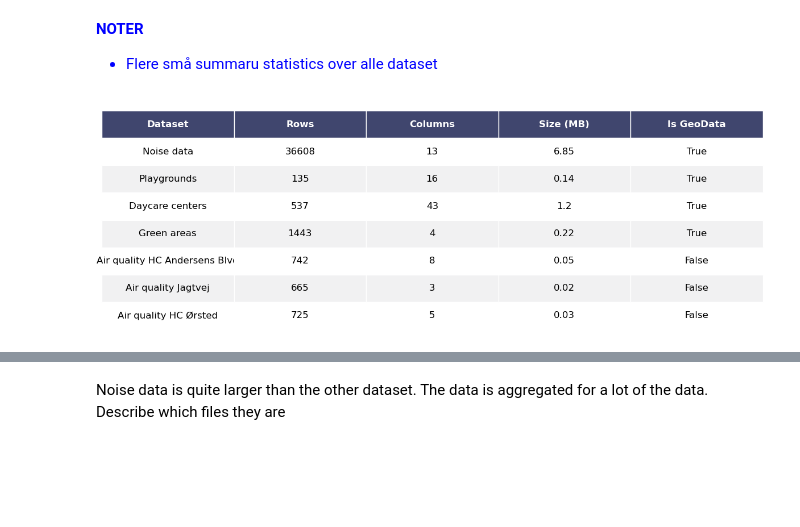
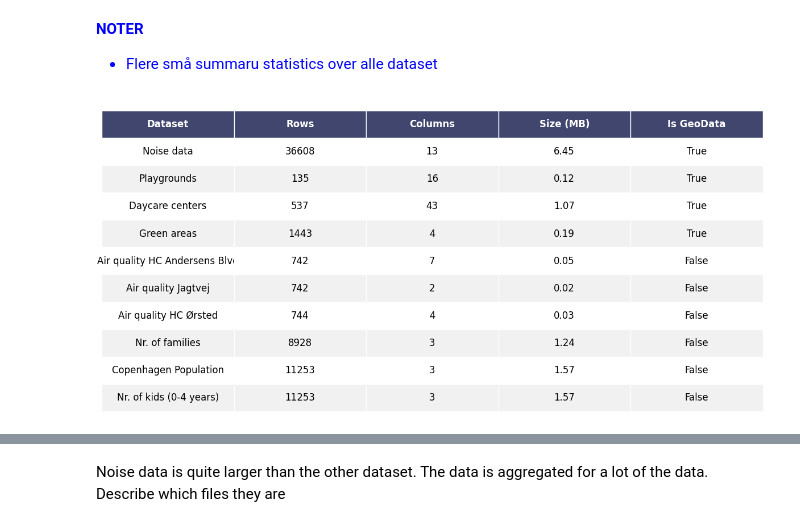
Before and after one commit to ZachoH/Copenhagen_city_data, a Jupyter notebook: Notebook_and_Data/Notebook.ipynb, the cells around one changed output, grey strips where cells are left out. Saved outputs shown, nothing was run; the diff lists cells and outputs as text; code cells hidden in the pictures; blank space fills up the shorter version.

```diff
--- a/Notebook_and_Data/Notebook.ipynb
+++ b/Notebook_and_Data/Notebook.ipynb
@@ -81,0 +106,19 @@ df_oersted = datetime(df_list_oersted)
+# %%
+def filldata(df):
+    # 1. Create a complete hourly datetime index
+    full_index = pd.date_range(start=df.index.min(), end=df.index.max(), freq='H')
+    df = df.reindex(full_index)
+    df.index.name = 'timestamp'  # optional, to name the index nicely
+
+    # 2. Create a temporary 'hour' column
+    df['hour'] = df.index.hour
+
+    # 3. Group by 'hour', fill missing values with mean of that hour
+    df = df.groupby('hour').transform(lambda x: x.fillna(x.mean()))
+    print("Check for missing values in",df.isna().sum(),"\n")
+    return df
+
+
+df_HC=filldata(df_HC)
+df_jagtvej = filldata(df_jagtvej)
+df_oersted = filldata(df_oersted)
@@ -90,8 +152,9 @@ df_oersted = datetime(df_list_oersted)
 
 </span>
 # %%
+# Your existing dataset_summary function
 def dataset_summary(name, df):
-    mem = df.memory_usage(deep=True).sum() / 1024**2 # Convert bytes to MB
+    mem = df.memory_usage(deep=True).sum() / 1024**2  # Convert bytes to MB
     return {
         "Navn": name,
         "Antal rækker": len(df),
@@ -100,17 +163,23 @@ def dataset_summary(name, df):
         "Geo-data": isinstance(df, gpd.GeoDataFrame)
     }
 
+# Create the summary table
 data = [
     dataset_summary("Støjdata", traffic_noise),
     dataset_summary("Legepladser", playground),
     dataset_summary("Daginstitutioner", day_care),
     dataset_summary("Grønne områder", green_areas),
-    dataset_summary("Luftkvalitet HC", df_list_HC[0]),
-    dataset_summary("Luftkvalitet Jagtvej", df_list_jagtvej[0]),
-    dataset_summary("Luftkvalitet Ørsted", df_list_oersted[0]),
+    dataset_summary("Luftkvalitet HC", df_HC),
+    dataset_summary("Luftkvalitet Jagtvej", df_jagtvej),
+    dataset_summary("Luftkvalitet Ørsted", df_oersted),
+    dataset_summary("Antal familier", df_family),
+    dataset_summary("Copenhagen Population", df_pop),
+    dataset_summary("Antal børn (0-4 år)", df_pop),
 ]
 
 summary_df = pd.DataFrame(data)
+
+# Translate column names to English
 summary_df_english = summary_df.rename(columns={
     "Navn": "Dataset",
     "Antal rækker": "Rows",
@@ -125,33 +194,65 @@ summary_df_english['Dataset'] = summary_df_english['Dataset'].replace({
     "Grønne områder": "Green areas",
     "Luftkvalitet HC": "Air quality HC Andersens Blvd",
     "Luftkvalitet Jagtvej": "Air quality Jagtvej",
-    "Luftkvalitet Ørsted": "Air quality HC Ørsted"
+    "Luftkvalitet Ørsted": "Air quality HC Ørsted",
+    "Antal familier":"Nr. of families",
+    "Antal børn (0-4 år)":"Nr. of kids (0-4 years)"
 })
+
+# Table rendering function
 def render_mpl_table(data, col_width=3.0, row_height=0.625, font_size=12,
                      header_color='#40466e', row_colors=['#f1f1f2', 'w'],
                      edge_color='w', bbox=[0, 0, 1, 1], header_columns=0,
                      ax=None, **kwargs):
     if ax is None:
         size = (np.array(data.shape[::-1]) + np.array([0, 1])) * np.array([col_width, row_height])
         fig, ax = plt.subplots(figsize=size)
         ax.axis('off')
 
     mpl_table = ax.table(cellText=data.values, bbox=bbox, colLabels=data.columns, cellLoc='center', **kwargs)
 
     mpl_table.auto_set_font_size(False)
     mpl_table.set_fontsize(font_size)
 
     for k, cell in mpl_table._cells.items():
         cell.set_edgecolor(edge_color)
         if k[0] == 0:
             cell.set_text_props(weight='bold', color='white')
             cell.set_facecolor(header_color)
         else:
             cell.set_facecolor(row_colors[k[0] % len(row_colors)])
     return ax
 
+# Plot summary table
 ax = render_mpl_table(summary_df_english, header_columns=0, col_width=3.0)
 plt.savefig("summary_table.png", bbox_inches='tight', dpi=300)
 plt.show()
+
+# Print basic statistics for each dataset
+def print_basic_stats(name, df):
+    print(f"\n Basic statistics for: {name}")
+    numeric_df = df.select_dtypes(include=[np.number])
+    if numeric_df.empty:
+        print("No numeric data available.")
+        return
+    stats = numeric_df.describe().T
+    stats["missing"] = numeric_df.isna().sum()
+    print(stats[["mean", "std", "min", "max", "missing"]].round(2))
+
+datasets = [
+    ("Noise data", traffic_noise),
+    ("Playgrounds", playground),
+    ("Daycare centers", day_care),
+    ("Green areas", green_areas),
+    ("Air quality HC Andersens Blvd", df_HC),
+    ("Air quality Jagtvej", df_jagtvej),
+    ("Air quality HC Ørsted", df_oersted),
+    ("Nr. of families", df_family),
+    ("Copenhagen Population", df_pop),
+    ("Nr. of kids (0-4 years)", df_pop),
+]
+
+for name, df in datasets:
+    print_basic_stats(name, df)
 # %% [output]
-[figure, old version]
+[figure, new version]
```
Also changed, not shown: parts of 21 cells of this notebook.
